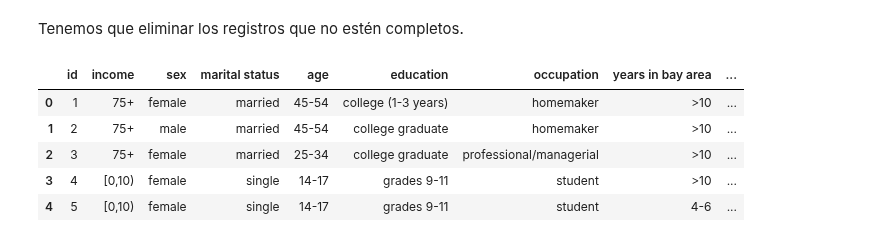
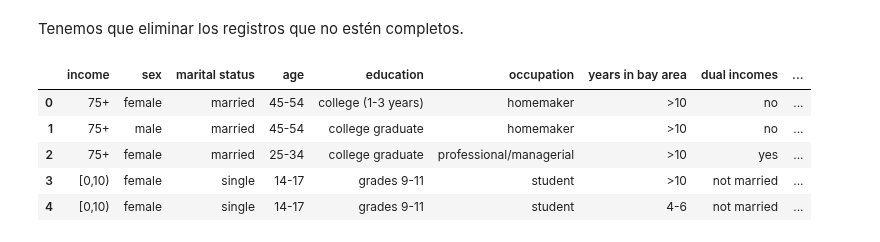
Before and after one commit to fcamadi/masterMLpython, a Jupyter notebook: Tema08/Tema8_assoc_rules.ipynb, the cells around one changed output. Saved outputs shown, nothing was run; the diff lists cells and outputs as text; code cells hidden in the pictures.

```diff
--- a/Tema08/Tema8_assoc_rules.ipynb
+++ b/Tema08/Tema8_assoc_rules.ipynb
@@ -74,12 +62,16 @@ Tenemos que eliminar los registros que no estén completos.
 # %%
 #rename first column
-income_raw.rename(columns={'Unnamed':'id'}, inplace=True)
+#income_raw.rename(columns={'Unnamed':'id'}, inplace=True)
+#income_raw.head()
+
+#remove first column
+income_raw.drop(income_raw.columns[0], axis=1, inplace=True)
 income_raw.head()
 # %% [output]
-|  | id | income | sex | marital status | age | education | occupation | years in bay area | ... |
-| 0 | 1 | 75+ | female | married | 45-54 | college (1-3 years) | homemaker | >10 | ... |
-| 1 | 2 | 75+ | male | married | 45-54 | college graduate | homemaker | >10 | ... |
-| 2 | 3 | 75+ | female | married | 25-34 | college graduate | professional/managerial | >10 | ... |
-| 3 | 4 | [0,10) | female | single | 14-17 | grades 9-11 | student | >10 | ... |
-| 4 | 5 | [0,10) | female | single | 14-17 | grades 9-11 | student | 4-6 | ... |
+|  | income | sex | marital status | age | education | occupation | years in bay area | dual incomes | ... |
+| 0 | 75+ | female | married | 45-54 | college (1-3 years) | homemaker | >10 | no | ... |
+| 1 | 75+ | male | married | 45-54 | college graduate | homemaker | >10 | no | ... |
+| 2 | 75+ | female | married | 25-34 | college graduate | professional/managerial | >10 | yes | ... |
+| 3 | [0,10) | female | single | 14-17 | grades 9-11 | student | >10 | not married | ... |
+| 4 | [0,10) | female | single | 14-17 | grades 9-11 | student | 4-6 | not married | ... |
 # %%
```
Also changed, not shown: parts of 29 cells of this notebook.
